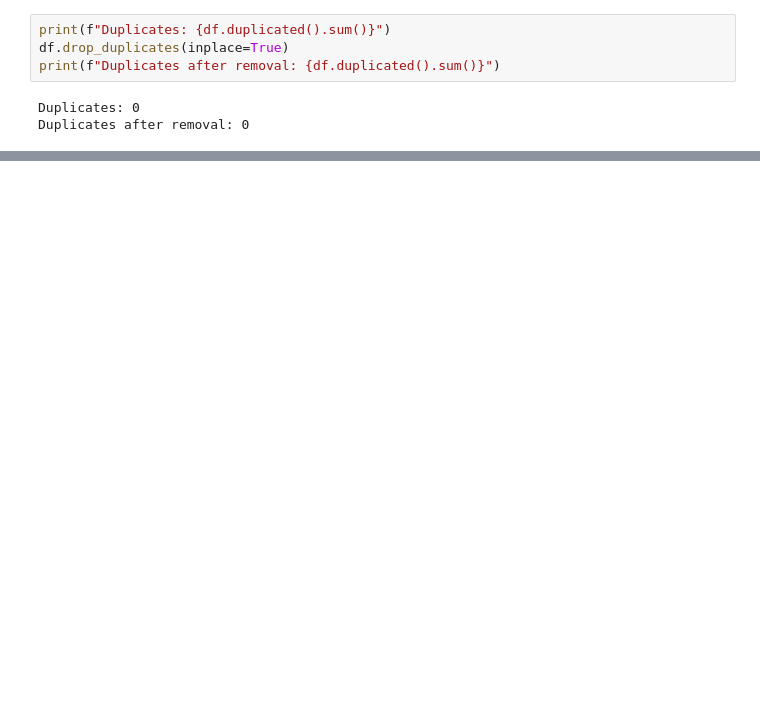
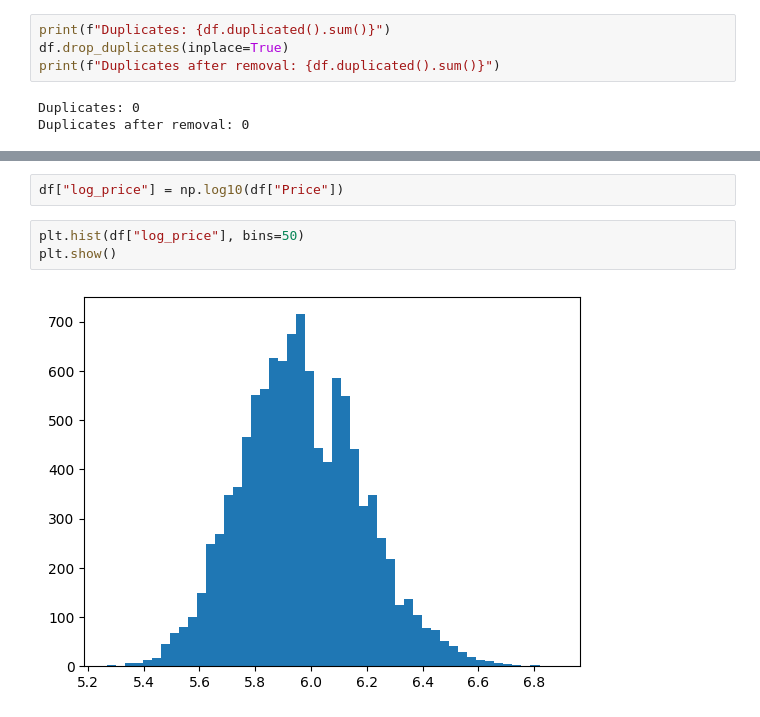
Before and after one commit to Alister44/melbourne-housing-price-prediction, a Jupyter notebook: housing_price_prediction_ipynb.ipynb, the cells around one changed output, grey strips where cells are left out. Cells and saved outputs as stored; diff of their text form; blank space fills up the shorter version.

```diff
--- a/housing_price_prediction_ipynb.ipynb
+++ b/housing_price_prediction_ipynb.ipynb
@@ -296,0 +348,7 @@ Duplicates after removal: 0
+# %%
+df["log_price"] = np.log10(df["Price"])
+# %%
+plt.hist(df["log_price"], bins=50)
+plt.show()
+# %% [output]
+[figure, added]
```
Also changed, not shown: parts of 32 cells of this notebook.
